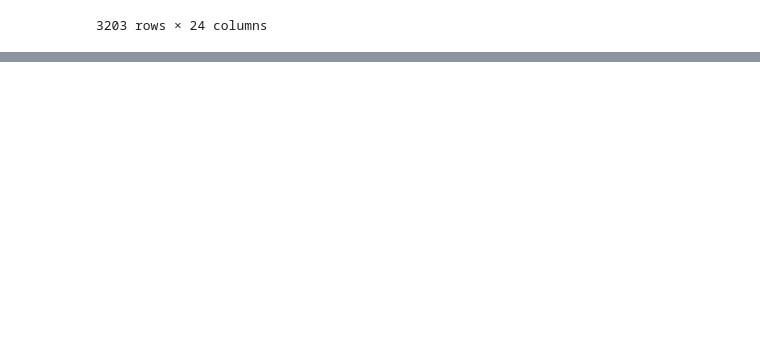
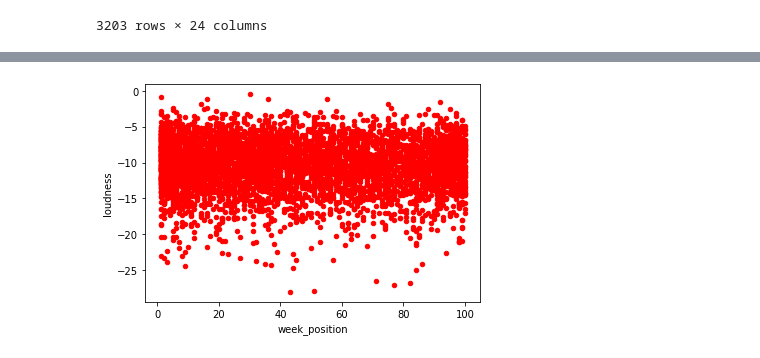
Before and after one commit to JKocher13/DataEngineering.Labs.AirflowProject, a Jupyter notebook: Python_Notebook_for_Airflow_Project.ipynb, the cells around one changed output, grey strips where cells are left out. Drawn from its saved outputs; the diff is of its cells as text; code cells hidden in the pictures; blank space fills up the shorter version.

```diff
--- a/Python_Notebook_for_Airflow_Project.ipynb
+++ b/Python_Notebook_for_Airflow_Project.ipynb
@@ -171,0 +223,5 @@ with open("/Users/jkocher/Documents/airflow_home/data/blillboard_spotify_1960s.p
+# %%
+top1960_df.plot(kind='scatter',x='week_position',y='loudness',color='red')
+plt.show()
+# %% [output]
+[figure, added]
```
Also changed, not shown: parts of 16 cells of this notebook, 2 other files.
